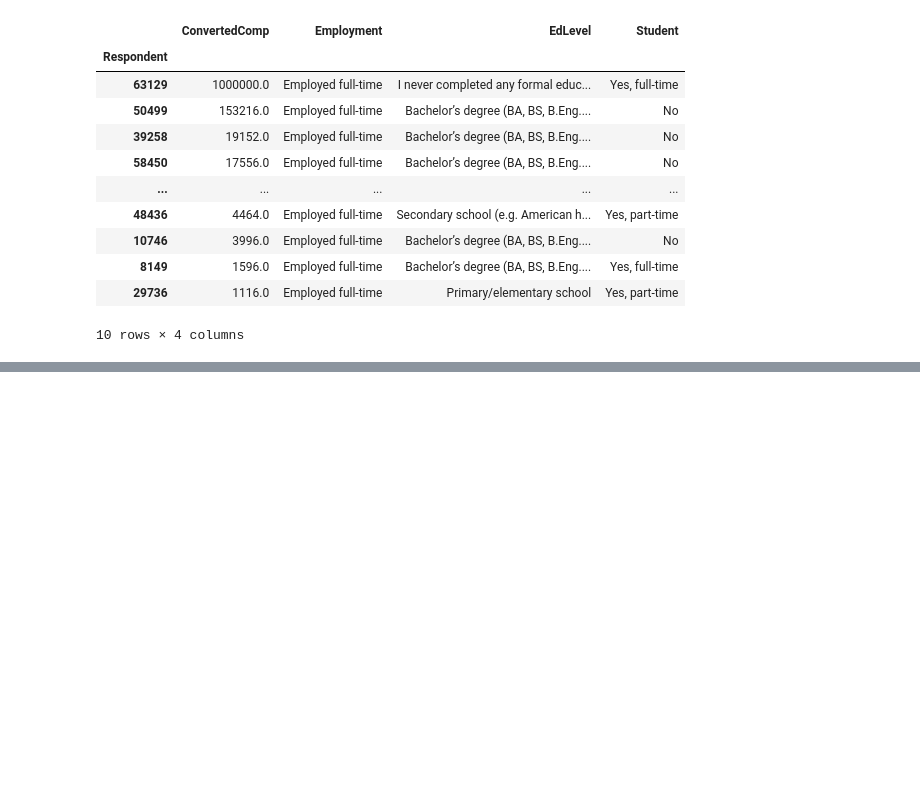
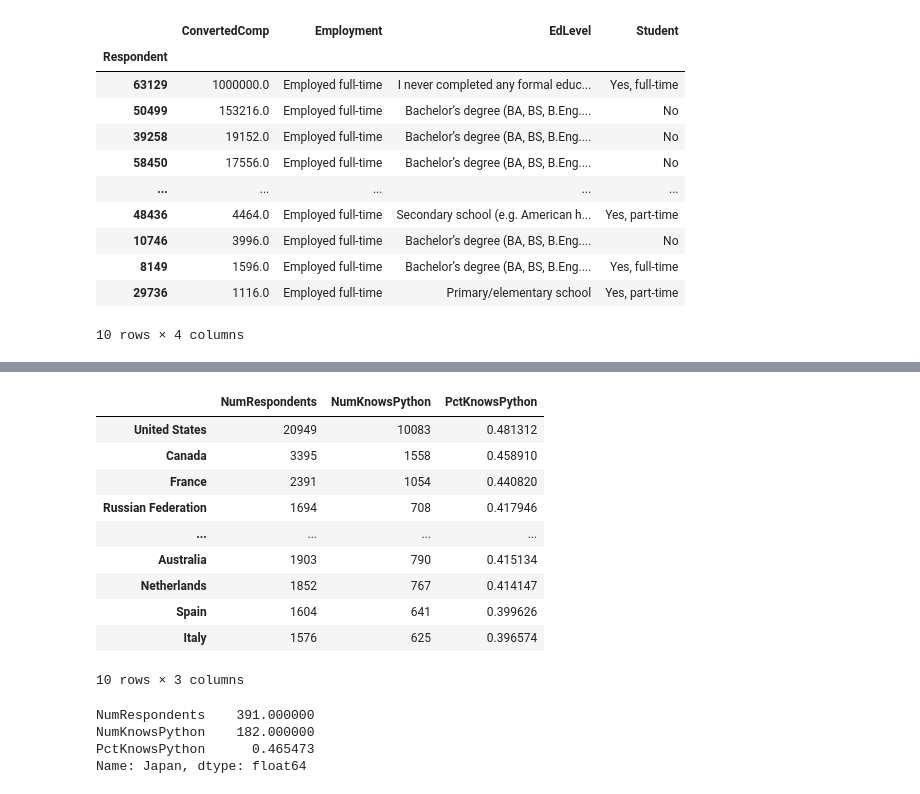
Before and after one commit to gma-training/coreyschafer-pandas-tutorial, a Jupyter notebook: Pandas Demo.ipynb, the cells around one changed output, grey strips where cells are left out. Cells and saved outputs as stored; diff of their text form; code cells hidden in the pictures; blank space fills up the shorter version.

```diff
--- a/Pandas Demo.ipynb
+++ b/Pandas Demo.ipynb
@@ -211,0 +549,21 @@ df[in_afghanistan].nlargest(10, 'ConvertedComp')[['ConvertedComp', 'Employment',
+# %%
+python[python['NumRespondents'] > 1000].head(10)
+# %% [output]
+|  | NumRespondents | NumKnowsPython | PctKnowsPython |
+| United States | 20949 | 10083 | 0.481312 |
+| Canada | 3395 | 1558 | 0.458910 |
+| France | 2391 | 1054 | 0.440820 |
+| Russian Federation | 1694 | 708 | 0.417946 |
+| ... | ... | ... | ... |
+| Australia | 1903 | 790 | 0.415134 |
+| Netherlands | 1852 | 767 | 0.414147 |
+| Spain | 1604 | 641 | 0.399626 |
+| Italy | 1576 | 625 | 0.396574 |
+10 rows × 3 columns
+# %%
+python.loc['Japan']
+# %% [output]
+NumRespondents    391.000000
+NumKnowsPython    182.000000
+PctKnowsPython      0.465473
+Name: Japan, dtype: float64
```
Also changed, not shown: parts of 33 cells of this notebook.
